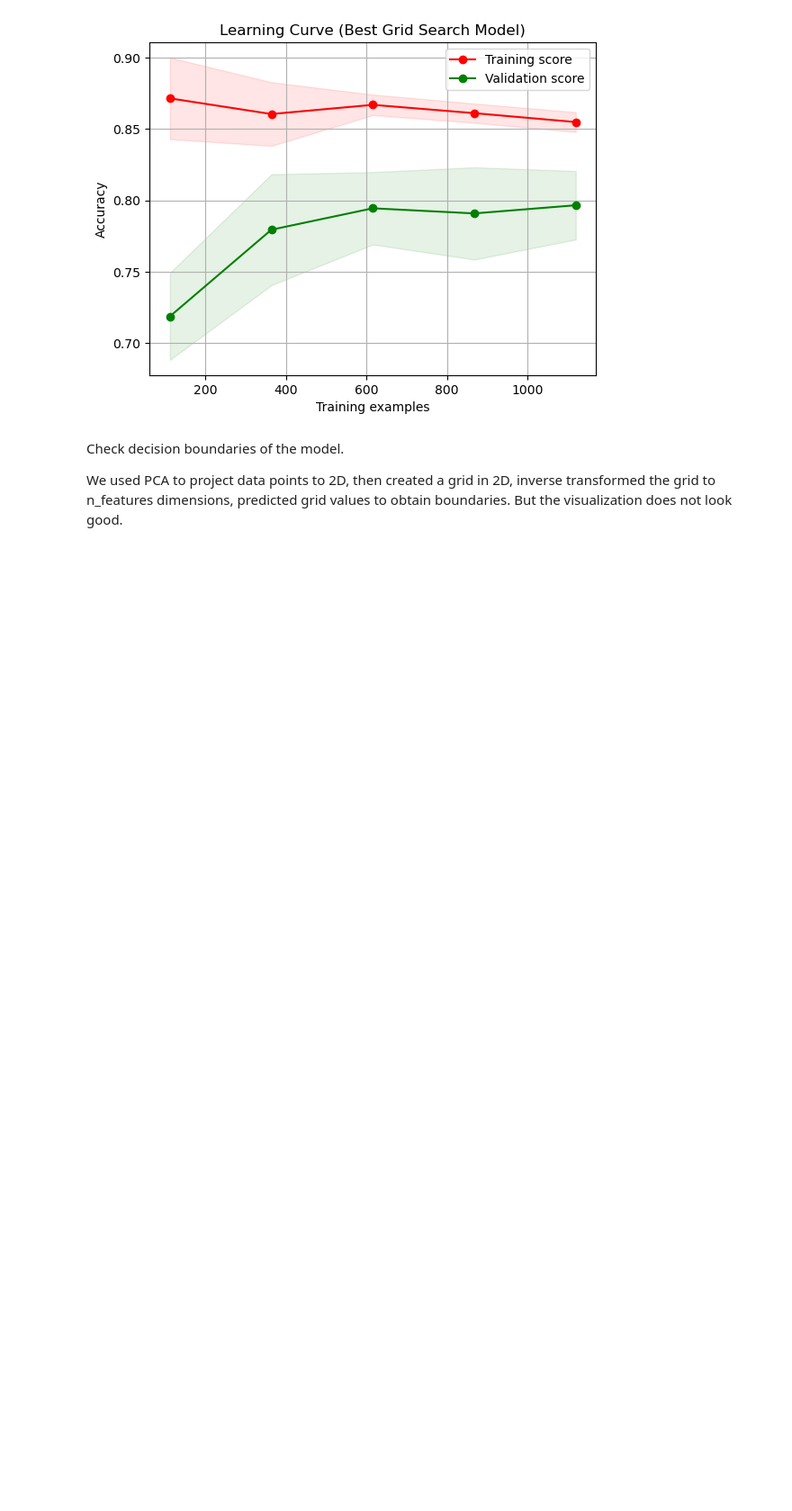
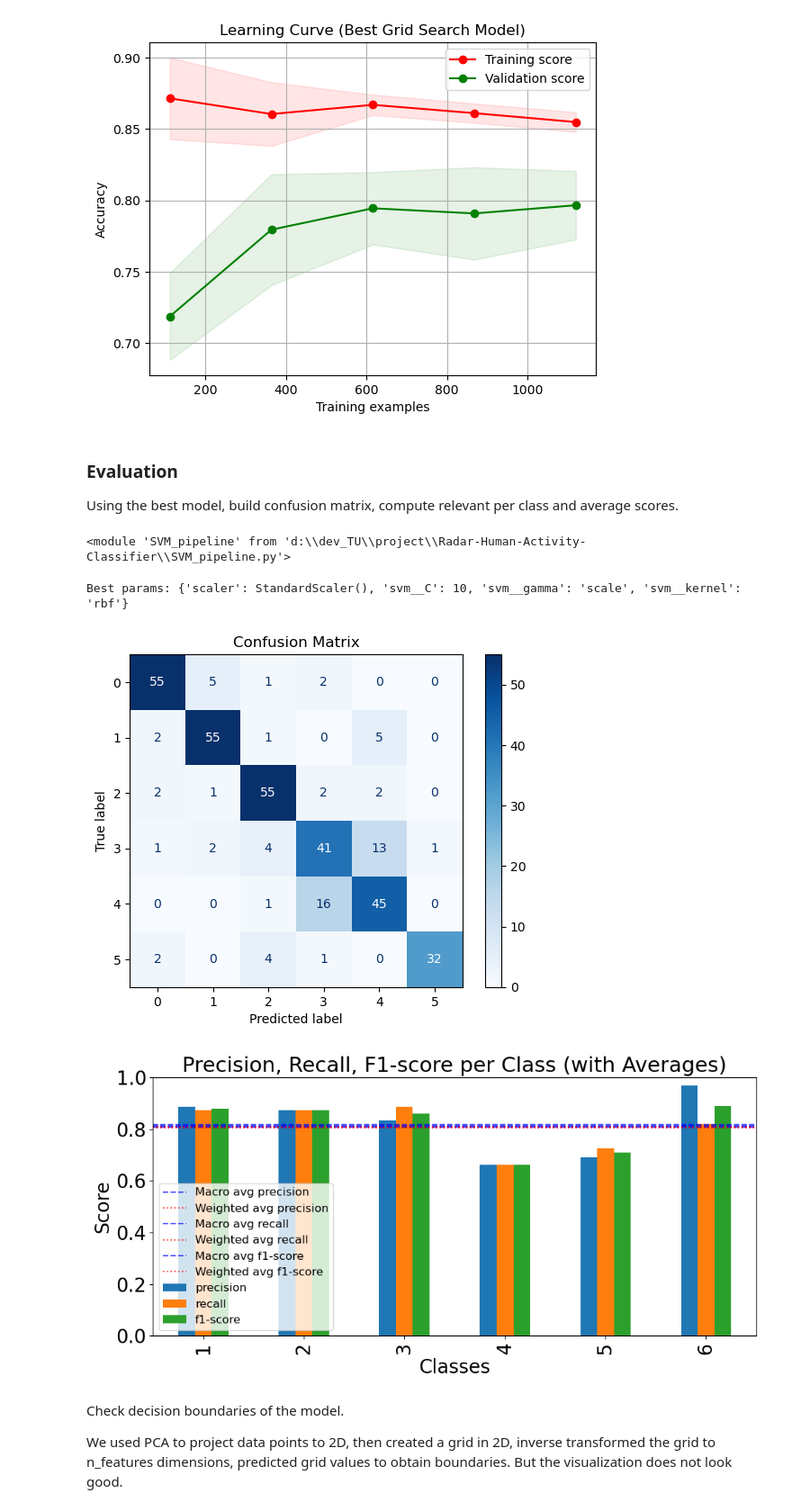
Before and after one commit to AybarsManav/Radar-Human-Activity-Classifier, a Jupyter notebook: main.ipynb, the cells around one changed output. Shown: that part at 90% size. Cells and saved outputs as stored; diff of their text form; code cells hidden in the pictures; blank space fills up the shorter version.

Commit message:
Increase metric figure size, reorder main.ipynb to be validation->evaluation

```diff
--- a/main.ipynb
+++ b/main.ipynb
@@ -171,6 +174,25 @@ Plot learning curve to cheack overfitting or underfitting
 svm_pipeline.plot_learning_curve(X_train, y_train)
 # %% [output]
 [figure]
+# %% [markdown]
+### Evaluation
+Using the best model, build confusion matrix, compute relevant per class and average scores.
+# %%
+import importlib
+import SVM_pipeline
+
+importlib.reload(SVM_pipeline)
+# %% [output]
+<module 'SVM_pipeline' from 'd:\\dev_TU\\project\\Radar-Human-Activity-Classifier\\SVM_pipeline.py'>
+# %%
+# Evaluate the best model on the test set
+svm_pipeline = SVM_Pipeline()
+svm_pipeline.load_best_model('best_svm_model.pkl')
+report = svm_pipeline.evaluate_model(X_test, y_test)
+# %% [output]
+Best params: {'scaler': StandardScaler(), 'svm__C': 10, 'svm__gamma': 'scale', 'svm__kernel': 'rbf'}
+[figure]
+[figure, new version]
 # %% [markdown]
 Check decision boundaries of the model.
 
```
Also changed, not shown: parts of 5 cells of this notebook, 2 other files.
